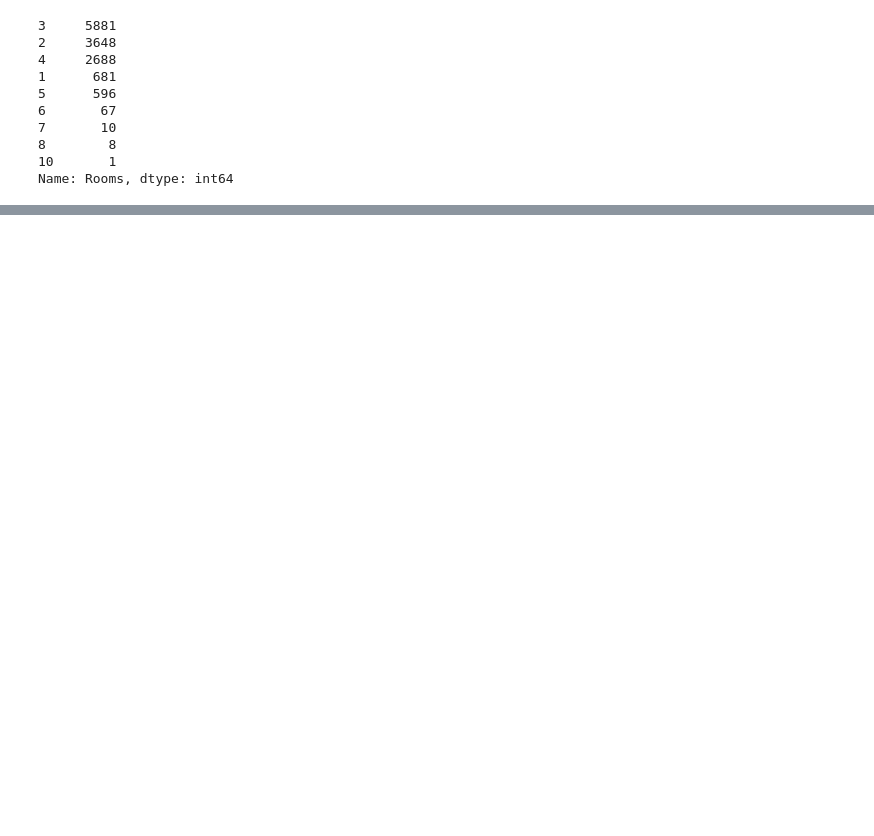
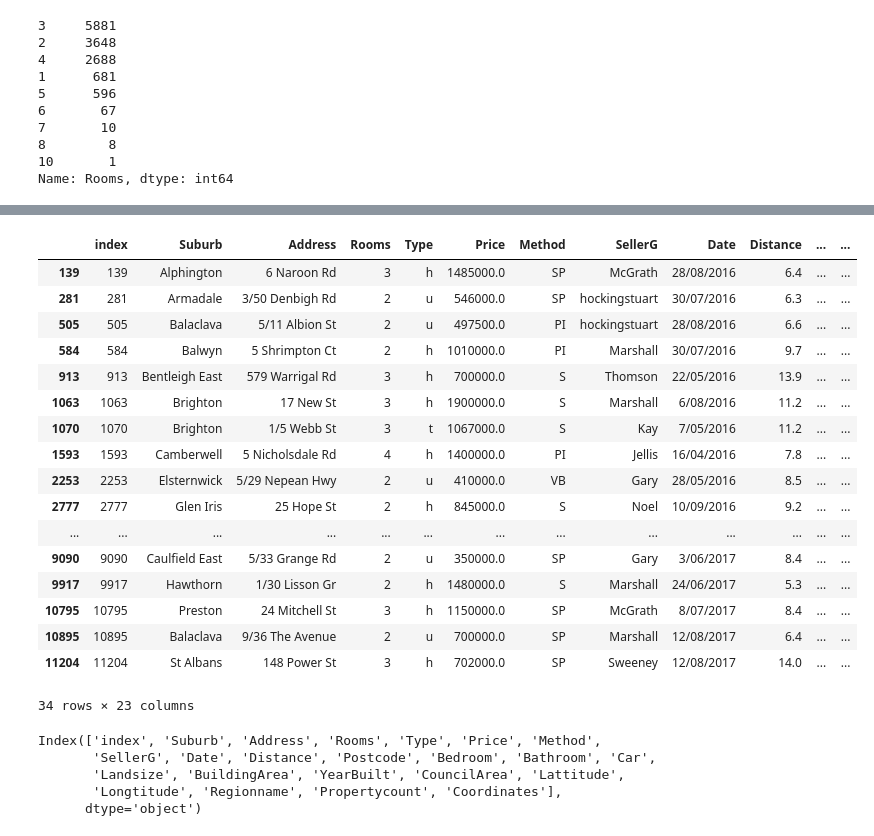
Before and after one commit to modernpacifist/engineering-of-machine-learning-urfu, a Jupyter notebook: python-pro-level/Notebooks/PandasPythonProWalkthrough.ipynb, the cells around one changed output, grey strips where cells are left out. Saved outputs shown, nothing was run; the diff lists cells and outputs as text; code cells hidden in the pictures; blank space fills up the shorter version.

```diff
--- a/python-pro-level/Notebooks/PandasPythonProWalkthrough.ipynb
+++ b/python-pro-level/Notebooks/PandasPythonProWalkthrough.ipynb
@@ -270,0 +388,29 @@ Name: Rooms, dtype: int64
+# %%
+df[(df['Bathroom'] == 0)]
+# %% [output]
+|  | index | Suburb | Address | Rooms | Type | Price | Method | SellerG | Date | Distance | ... | ... |
+| 139 | 139 | Alphington | 6 Naroon Rd | 3 | h | 1485000.0 | SP | McGrath | 28/08/2016 | 6.4 | ... | ... |
+| 281 | 281 | Armadale | 3/50 Denbigh Rd | 2 | u | 546000.0 | SP | hockingstuart | 30/07/2016 | 6.3 | ... | ... |
+| 505 | 505 | Balaclava | 5/11 Albion St | 2 | u | 497500.0 | PI | hockingstuart | 28/08/2016 | 6.6 | ... | ... |
+| 584 | 584 | Balwyn | 5 Shrimpton Ct | 2 | h | 1010000.0 | PI | Marshall | 30/07/2016 | 9.7 | ... | ... |
+| 913 | 913 | Bentleigh East | 579 Warrigal Rd | 3 | h | 700000.0 | S | Thomson | 22/05/2016 | 13.9 | ... | ... |
+| 1063 | 1063 | Brighton | 17 New St | 3 | h | 1900000.0 | S | Marshall | 6/08/2016 | 11.2 | ... | ... |
+| 1070 | 1070 | Brighton | 1/5 Webb St | 3 | t | 1067000.0 | S | Kay | 7/05/2016 | 11.2 | ... | ... |
+| 1593 | 1593 | Camberwell | 5 Nicholsdale Rd | 4 | h | 1400000.0 | PI | Jellis | 16/04/2016 | 7.8 | ... | ... |
+| 2253 | 2253 | Elsternwick | 5/29 Nepean Hwy | 2 | u | 410000.0 | VB | Gary | 28/05/2016 | 8.5 | ... | ... |
+| 2777 | 2777 | Glen Iris | 25 Hope St | 2 | h | 845000.0 | S | Noel | 10/09/2016 | 9.2 | ... | ... |
+| ... | ... | ... | ... | ... | ... | ... | ... | ... | ... | ... | ... | ... |
+| 9090 | 9090 | Caulfield East | 5/33 Grange Rd | 2 | u | 350000.0 | SP | Gary | 3/06/2017 | 8.4 | ... | ... |
+| 9917 | 9917 | Hawthorn | 1/30 Lisson Gr | 2 | h | 1480000.0 | S | Marshall | 24/06/2017 | 5.3 | ... | ... |
+| 10795 | 10795 | Preston | 24 Mitchell St | 3 | h | 1150000.0 | SP | McGrath | 8/07/2017 | 8.4 | ... | ... |
+| 10895 | 10895 | Balaclava | 9/36 The Avenue | 2 | u | 700000.0 | SP | Marshall | 12/08/2017 | 6.4 | ... | ... |
+| 11204 | 11204 | St Albans | 148 Power St | 3 | h | 702000.0 | SP | Sweeney | 12/08/2017 | 14.0 | ... | ... |
+34 rows × 23 columns
+# %%
+df.columns
+# %% [output]
+Index(['index', 'Suburb', 'Address', 'Rooms', 'Type', 'Price', 'Method',
+       'SellerG', 'Date', 'Distance', 'Postcode', 'Bedroom', 'Bathroom', 'Car',
+       'Landsize', 'BuildingArea', 'YearBuilt', 'CouncilArea', 'Lattitude',
+       'Longtitude', 'Regionname', 'Propertycount', 'Coordinates'],
+      dtype='object')
```
Also changed, not shown: parts of 16 cells of this notebook.
